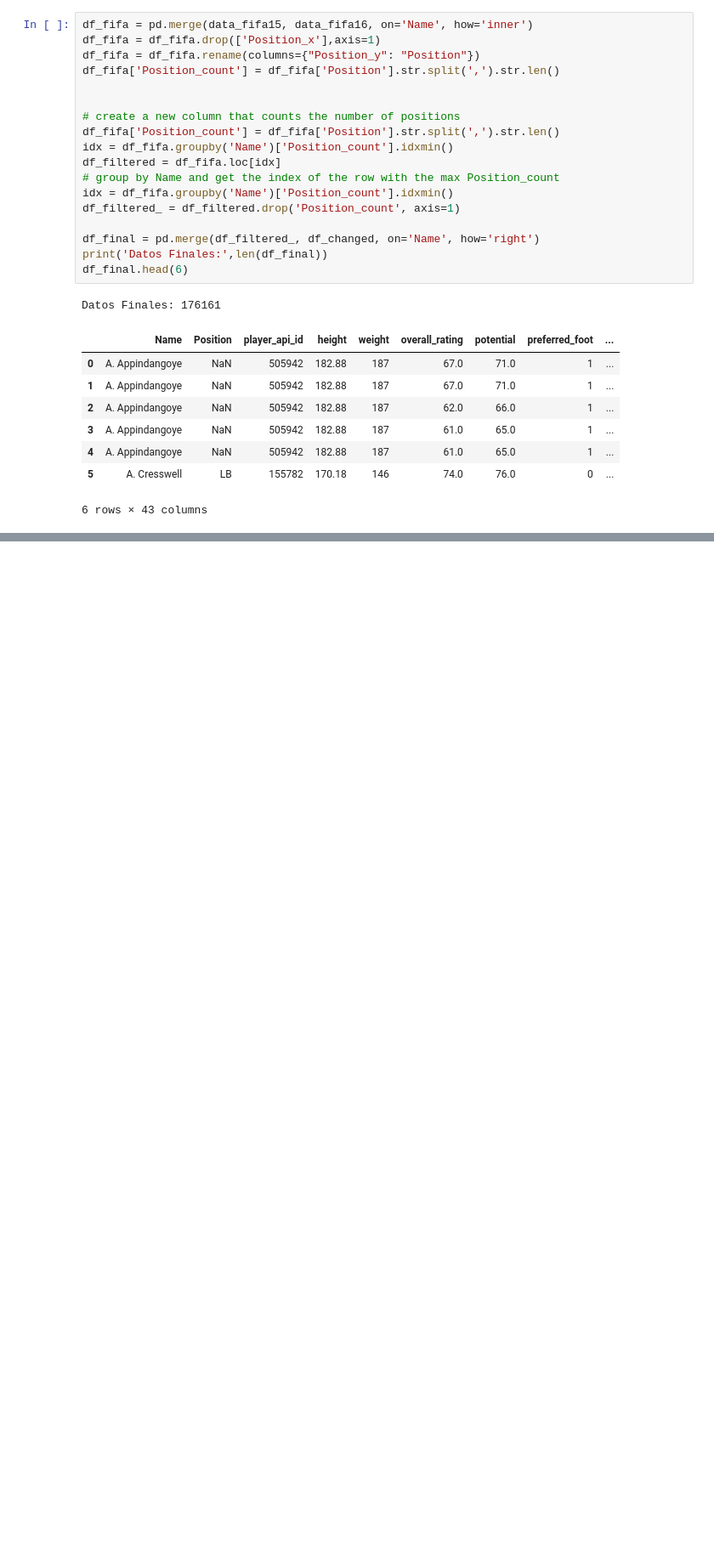
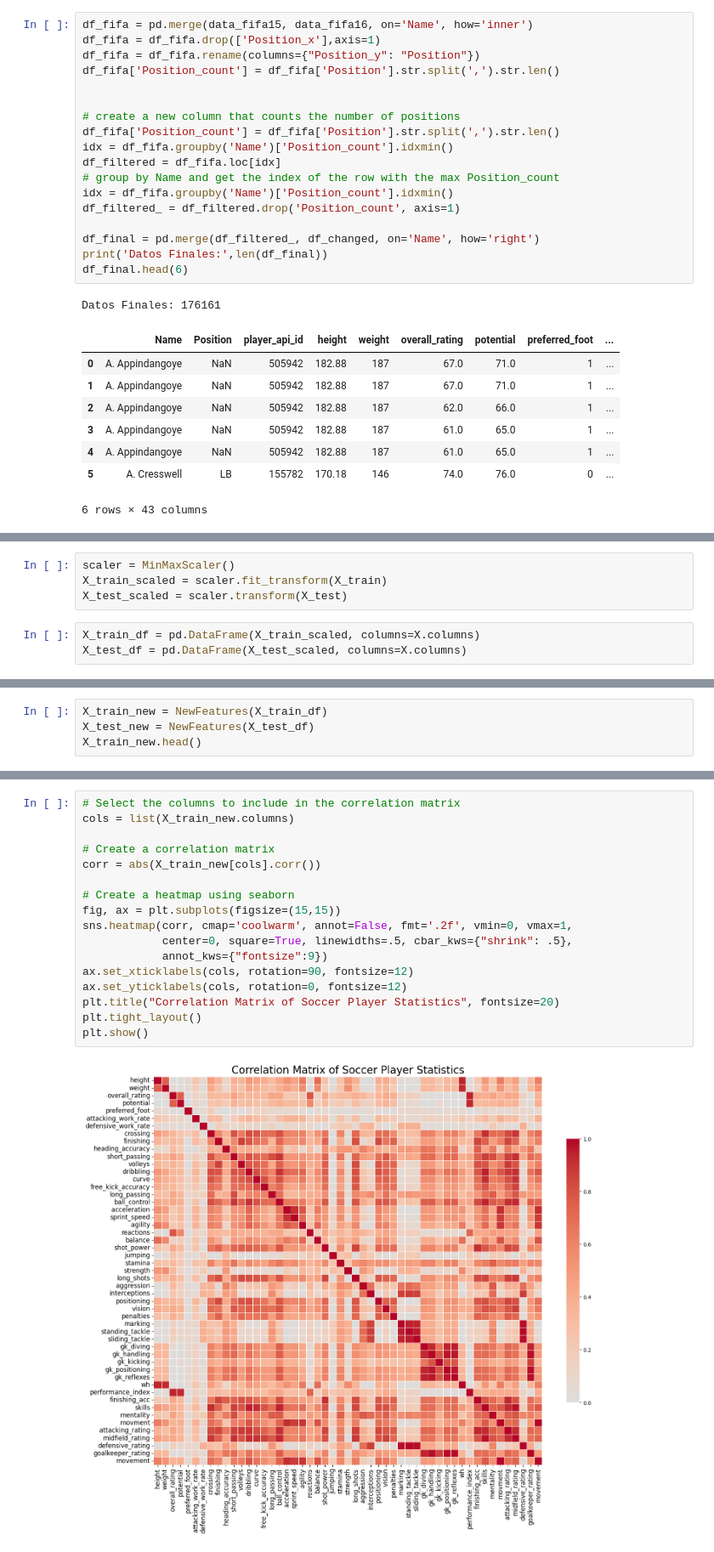
Before and after one commit to FMagalhaes25/FootballTatics-BackEnd, a Jupyter notebook: deep_learning_model/notebooks/00_formatting_data.ipynb, the cells around one changed output, grey strips where cells are left out. Shown at 85% size. Drawn from its saved outputs; the diff is of its cells as text; blank space fills up the shorter version.

```diff
--- a/deep_learning_model/notebooks/00_formatting_data.ipynb
+++ b/deep_learning_model/notebooks/00_formatting_data.ipynb
@@ -191,0 +298,7 @@ Datos Finales: 176161
+# %%
+scaler = MinMaxScaler()
+X_train_scaled = scaler.fit_transform(X_train)
+X_test_scaled = scaler.transform(X_test)
+# %%
+X_train_df = pd.DataFrame(X_train_scaled, columns=X.columns)
+X_test_df = pd.DataFrame(X_test_scaled, columns=X.columns)
@@ -191,0 +345,4 @@ Datos Finales: 176161
+# %%
+X_train_new = NewFeatures(X_train_df)
+X_test_new = NewFeatures(X_test_df)
+X_train_new.head()
@@ -191,0 +357,19 @@ Datos Finales: 176161
+# %%
+# Select the columns to include in the correlation matrix
+cols = list(X_train_new.columns)
+
+# Create a correlation matrix
+corr = abs(X_train_new[cols].corr())
+
+# Create a heatmap using seaborn
+fig, ax = plt.subplots(figsize=(15,15))
+sns.heatmap(corr, cmap='coolwarm', annot=False, fmt='.2f', vmin=0, vmax=1,
+            center=0, square=True, linewidths=.5, cbar_kws={"shrink": .5},
+            annot_kws={"fontsize":9})
+ax.set_xticklabels(cols, rotation=90, fontsize=12)
+ax.set_yticklabels(cols, rotation=0, fontsize=12)
+plt.title("Correlation Matrix of Soccer Player Statistics", fontsize=20)
+plt.tight_layout()
+plt.show()
+# %% [output]
+[figure, added]
```
Also changed, not shown: parts of 21 cells of this notebook.
